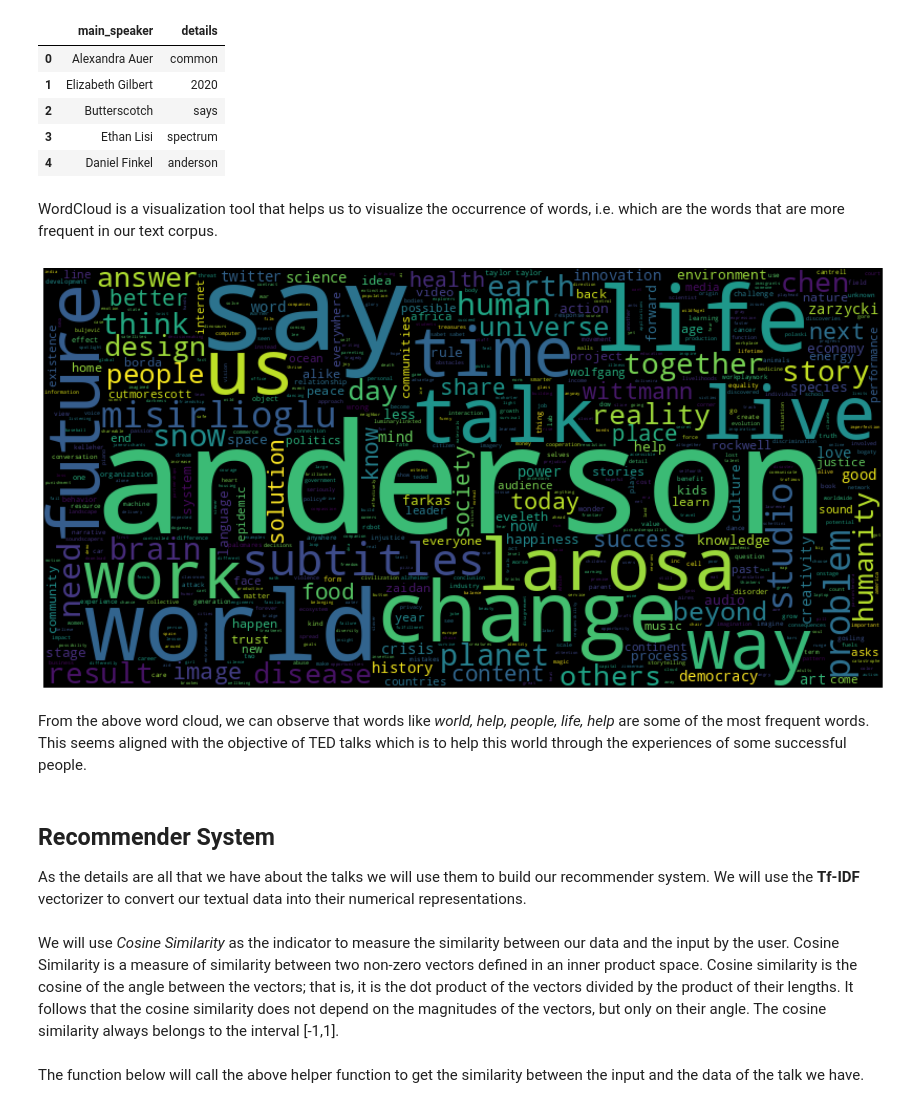
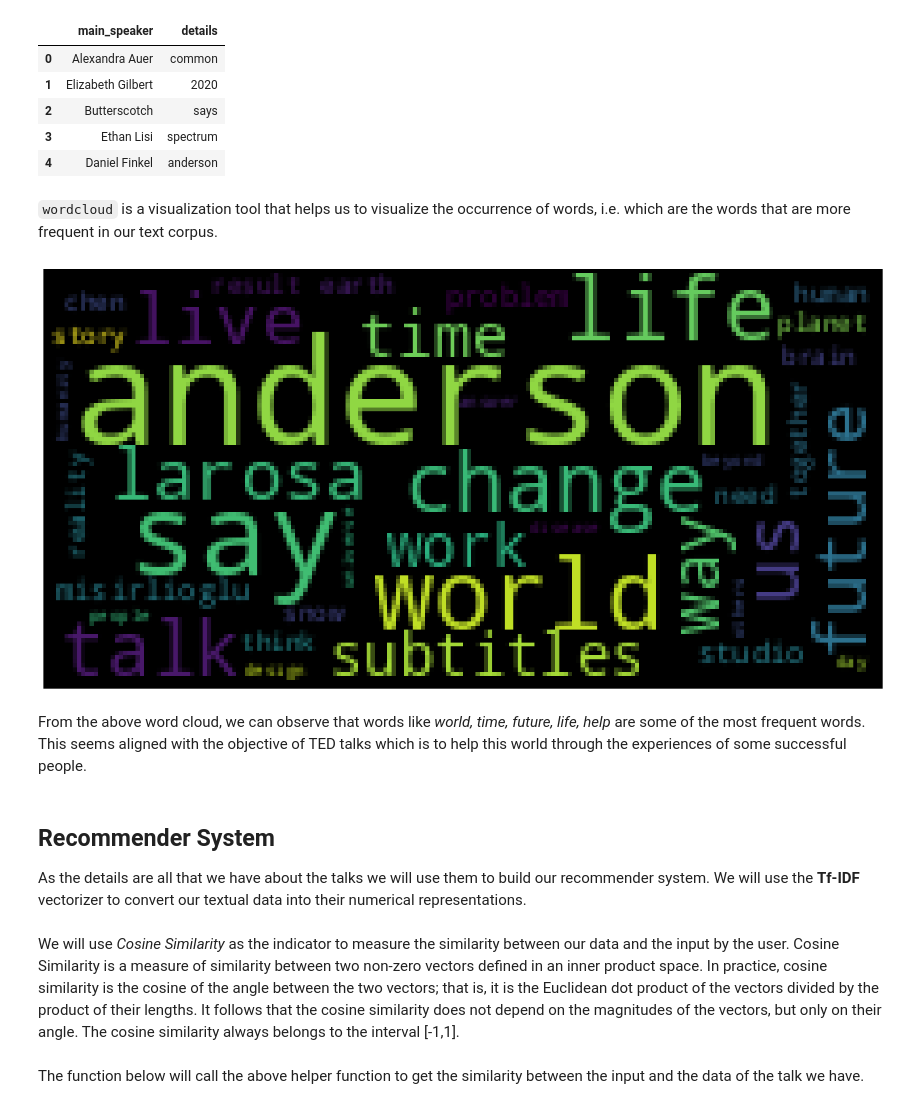
Before and after one commit to alexrodpas/ML-Projects, a Jupyter notebook: TED-Talks-RecSys.ipynb, the cells around one changed output. Drawn from its saved outputs; the diff is of its cells as text; code cells hidden in the pictures.

Commit message:
Cleaned up code and text

```diff
--- a/TED-Talks-RecSys.ipynb
+++ b/TED-Talks-RecSys.ipynb
@@ -213,19 +213,19 @@ df.head()
 | 3 | Ethan Lisi | spectrum |
 | 4 | Daniel Finkel | anderson |
 # %% [markdown]
-WordCloud is a visualization tool that helps us to visualize the occurrence of words, i.e. which are the words that are more frequent in our text corpus.
+`wordcloud` is a visualization tool that helps us to visualize the occurrence of words, i.e. which are the words that are more frequent in our text corpus.
 # %%
 details_corpus = " ".join(df['details'])
 
 plt.figure(figsize=(20, 20))
-wc = WordCloud(max_words=1000, width=800, height=400).generate(details_corpus)
+wc = WordCloud(max_words=1000, width=200, height=100).generate(details_corpus)
 plt.axis('off')
 plt.imshow(wc)
 plt.show()
 # %% [output]
-[figure, old version]
+[figure, new version]
 # %% [markdown]
-From the above word cloud, we can observe that words like _world, help, people, life, help_ are some of the most frequent words. This seems aligned with the objective of TED talks which is to help this world through the experiences of some successful people.
+From the above word cloud, we can observe that words like _world, time, future, life, help_ are some of the most frequent words. This seems aligned with the objective of TED talks which is to help this world through the experiences of some successful people.
 # %% [markdown]
 ## Recommender System
 
@@ -236,7 +236,7 @@ We will use the __Tf-IDF__ vectorizer to convert our textual data into their num
 vectorizer = TfidfVectorizer(analyzer = 'word')
 vectorizer.fit(df['details'])
 # %% [markdown]
-We will use _Cosine Similarity_ as the indicator to measure the similarity between our data and the input by the user. Cosine Similarity is a measure of similarity between two non-zero vectors defined in an inner product space. Cosine similarity is the cosine of the angle between the vectors; that is, it is the dot product of the vectors divided by the product of their lengths. It follows that the cosine similarity does not depend on the magnitudes of the vectors, but only on their angle. The cosine similarity always belongs to the interval [-1,1].
+We will use _Cosine Similarity_ as the indicator to measure the similarity between our data and the input by the user. Cosine Similarity is a measure of similarity between two non-zero vectors defined in an inner product space. In practice, cosine similarity is the cosine of the angle between the two vectors; that is, it is the Euclidean dot product of the vectors divided by the product of their lengths. It follows that the cosine similarity does not depend on the magnitudes of the vectors, but only on their angle. The cosine similarity always belongs to the interval [-1,1].
 # %%
 def get_similarities(talk_content, data):
 
```
Also changed, not shown: parts of 7 cells of this notebook.
